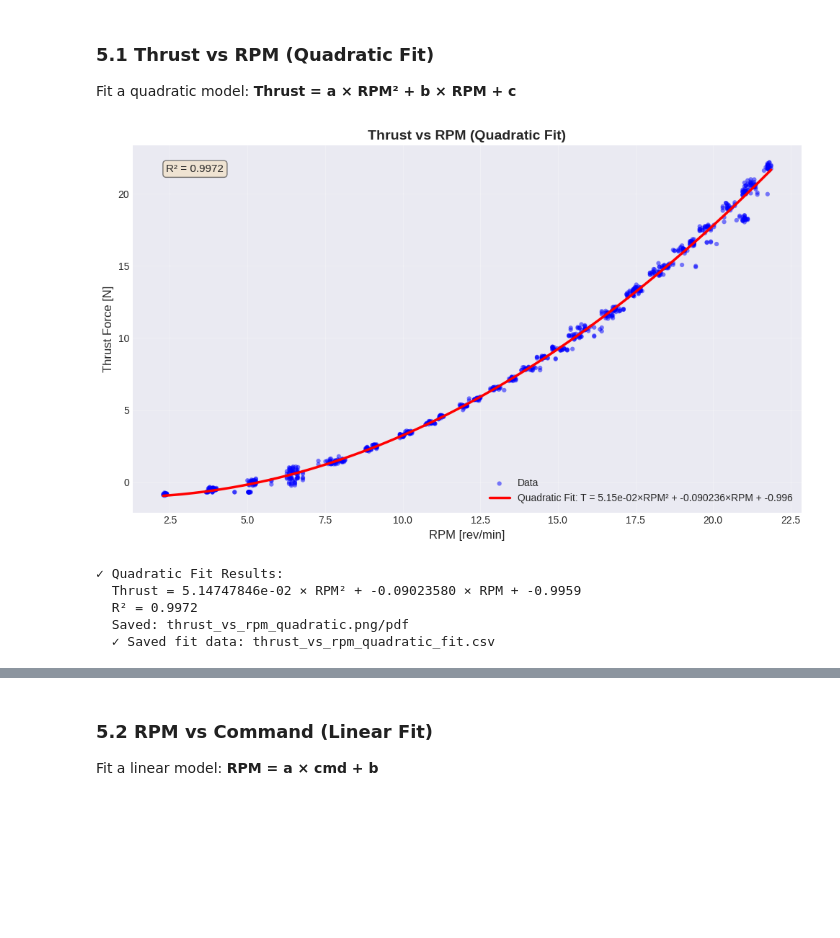
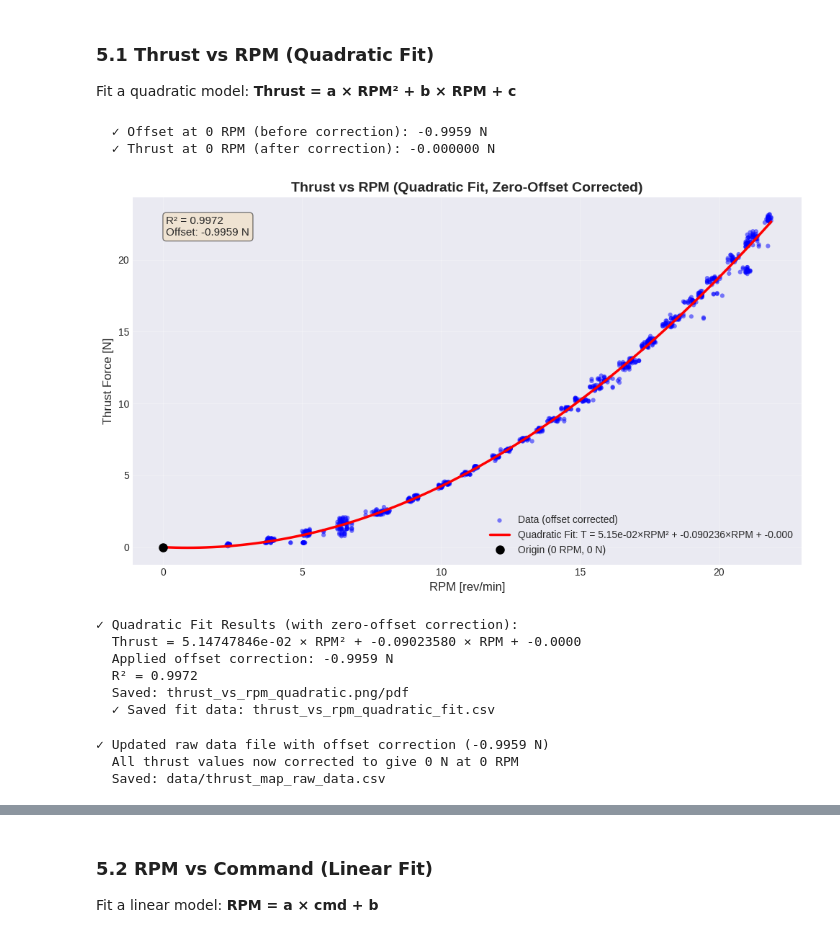
Before and after one commit to Nebukadnezarus/MasterTheses, a Jupyter notebook: scripts/thrust_map_analysis.ipynb, the cells around one changed output, grey strips where cells are left out. Saved outputs shown, nothing was run; the diff lists cells and outputs as text; code cells hidden in the pictures; blank space fills up the shorter version.

```diff
--- a/scripts/thrust_map_analysis.ipynb
+++ b/scripts/thrust_map_analysis.ipynb
@@ -272,59 +273,98 @@ Fit a quadratic model: **Thrust = a × RPM² + b × RPM + c**
 # %%
 if df_fit is not None:
     # Quadratic fit: Thrust = a * RPM^2 + b * RPM + c
-    coeffs_thrust = np.polyfit(df_fit[rpm_col], df_fit['force_z_N'], 2)
+    coeffs_thrust_raw = np.polyfit(df_fit[rpm_col], df_fit['force_z_N'], 2)
+    a_thrust_raw, b_thrust_raw, c_thrust_raw = coeffs_thrust_raw
+
+    # Calculate offset to make thrust = 0 at RPM = 0
+    offset = a_thrust_raw * 0**2 + b_thrust_raw * 0 + c_thrust_raw
+    print(f"  ✓ Offset at 0 RPM (before correction): {offset:.4f} N")
+
+    # Apply offset correction to the data
+    df_fit['force_z_N_corrected'] = df_fit['force_z_N'] - offset
+
+    # Refit with corrected data
+    coeffs_thrust = np.polyfit(df_fit[rpm_col], df_fit['force_z_N_corrected'], 2)
     a_thrust, b_thrust, c_thrust = coeffs_thrust
 
+    # Verify thrust at 0 RPM is now ~0
+    thrust_at_zero = a_thrust * 0**2 + b_thrust * 0 + c_thrust
+    print(f"  ✓ Thrust at 0 RPM (after correction): {thrust_at_zero:.6f} N")
+
     # Generate fitted curve
-    rpm_range = np.linspace(df_fit[rpm_col].min(), df_fit[rpm_col].max(), 100)
+    rpm_range = np.linspace(0, df_fit[rpm_col].max(), 100)  # Start from 0
     thrust_fit_quad = a_thrust * rpm_range**2 + b_thrust * rpm_range + c_thrust
 
     # Calculate R²
     thrust_pred = a_thrust * df_fit[rpm_col]**2 + b_thrust * df_fit[rpm_col] + c_thrust
-    ss_res = np.sum((df_fit['force_z_N'] - thrust_pred)**2)
-    ss_tot = np.sum((df_fit['force_z_N'] - df_fit['force_z_N'].mean())**2)
+    ss_res = np.sum((df_fit['force_z_N_corrected'] - thrust_pred)**2)
+    ss_tot = np.sum((df_fit['force_z_N_corrected'] - df_fit['force_z_N_corrected'].mean())**2)
     r2_thrust = 1 - (ss_res / ss_tot)
 
     # Plot
     fig, ax = plt.subplots(figsize=(10, 6))
-    ax.scatter(df_fit[rpm_col], df_fit['force_z_N'], alpha=0.5, s=20,
-               c='blue', edgecolors='none', label='Data')
+    ax.scatter(df_fit[rpm_col], df_fit['force_z_N_corrected'], alpha=0.5, s=20,
+               c='blue', edgecolors='none', label='Data (offset corrected)')
     ax.plot(rpm_range, thrust_fit_quad, 'r-', linewidth=2.5,
             label=f'Quadratic Fit: T = {a_thrust:.2e}×RPM² + {b_thrust:.6f}×RPM + {c_thrust:.3f}')
 
+    # Mark the origin
+    ax.plot(0, 0, 'ko', markersize=8, label='Origin (0 RPM, 0 N)', zorder=10)
+
     ax.set_xlabel('RPM [rev/min]', fontsize=12)
     ax.set_ylabel('Thrust Force [N]', fontsize=12)
-    ax.set_title('Thrust vs RPM (Quadratic Fit)', fontsize=14, fontweight='bold')
+    ax.set_title('Thrust vs RPM (Quadratic Fit, Zero-Offset Corrected)', fontsize=14, fontweight='bold')
     ax.legend(fontsize=10, loc='best')
     ax.grid(True, alpha=0.3)
 
     # Add R² text
-    ax.text(0.05, 0.95, f'R² = {r2_thrust:.4f}',
+    ax.text(0.05, 0.95, f'R² = {r2_thrust:.4f}\nOffset: {offset:.4f} N',
             transform=ax.transAxes, fontsize=11, verticalalignment='top',
             bbox=dict(boxstyle='round', facecolor='wheat', alpha=0.5))
 
     plt.tight_layout()
     plt.savefig(output_dir / 'thrust_vs_rpm_quadratic.png', dpi=300, bbox_inches='tight')
     plt.savefig(output_dir / 'thrust_vs_rpm_quadratic.pdf', bbox_inches='tight')
     plt.show()
 
-    print(f"✓ Quadratic Fit Results:")
+    print(f"\n✓ Quadratic Fit Results (with zero-offset correction):")
     print(f"  Thrust = {a_thrust:.8e} × RPM² + {b_thrust:.8f} × RPM + {c_thrust:.4f}")
+    print(f"  Applied offset correction: {offset:.4f} N")
     print(f"  R² = {r2_thrust:.4f}")
     print(f"  Saved: thrust_vs_rpm_quadratic.png/pdf")
 
     # Export data with fit
     df_export = pd.DataFrame({
         'rpm': rpm_range,
         'thrust_N_fitted': thrust_fit_quad
     })
     df_export.to_csv(output_dir / 'thrust_vs_rpm_quadratic_fit.csv', index=False)
     print(f"  ✓ Saved fit data: thrust_vs_rpm_quadratic_fit.csv")
 # %% [output]
+  ✓ Offset at 0 RPM (before correction): -0.9959 N
+  ✓ Thrust at 0 RPM (after correction): -0.000000 N
-[figure, old version]
+[figure, new version]
-✓ Quadratic Fit Results:
-  Thrust = 5.14747846e-02 × RPM² + -0.09023580 × RPM + -0.9959
-  R² = 0.9972
-  Saved: thrust_vs_rpm_quadratic.png/pdf
-  ✓ Saved fit data: thrust_vs_rpm_quadratic_fit.csv
+✓ Quadratic Fit Results (with zero-offset correction):
+  Thrust = 5.14747846e-02 × RPM² + -0.09023580 × RPM + -0.0000
+  Applied offset correction: -0.9959 N
+  R² = 0.9972
+  Saved: thrust_vs_rpm_quadratic.png/pdf
+  ✓ Saved fit data: thrust_vs_rpm_quadratic_fit.csv
+# %%
+# Update the raw data file with offset-corrected thrust values
+if df_fit is not None:
+    # Apply offset correction to the entire raw dataset
+    df_raw['force_z_N'] = df_raw['force_z_N'] - offset
+
+    # Re-export with corrected data
+    raw_data_file = output_dir / 'thrust_map_raw_data.csv'
+    df_raw.to_csv(raw_data_file, index=False)
+
+    print(f"\n✓ Updated raw data file with offset correction ({offset:.4f} N)")
+    print(f"  All thrust values now corrected to give 0 N at 0 RPM")
+    print(f"  Saved: {raw_data_file}")
+# %% [output]
+✓ Updated raw data file with offset correction (-0.9959 N)
+  All thrust values now corrected to give 0 N at 0 RPM
+  Saved: data/thrust_map_raw_data.csv
 # %%
```
Also changed, not shown: parts of 4 cells of this notebook, 23 other files.
